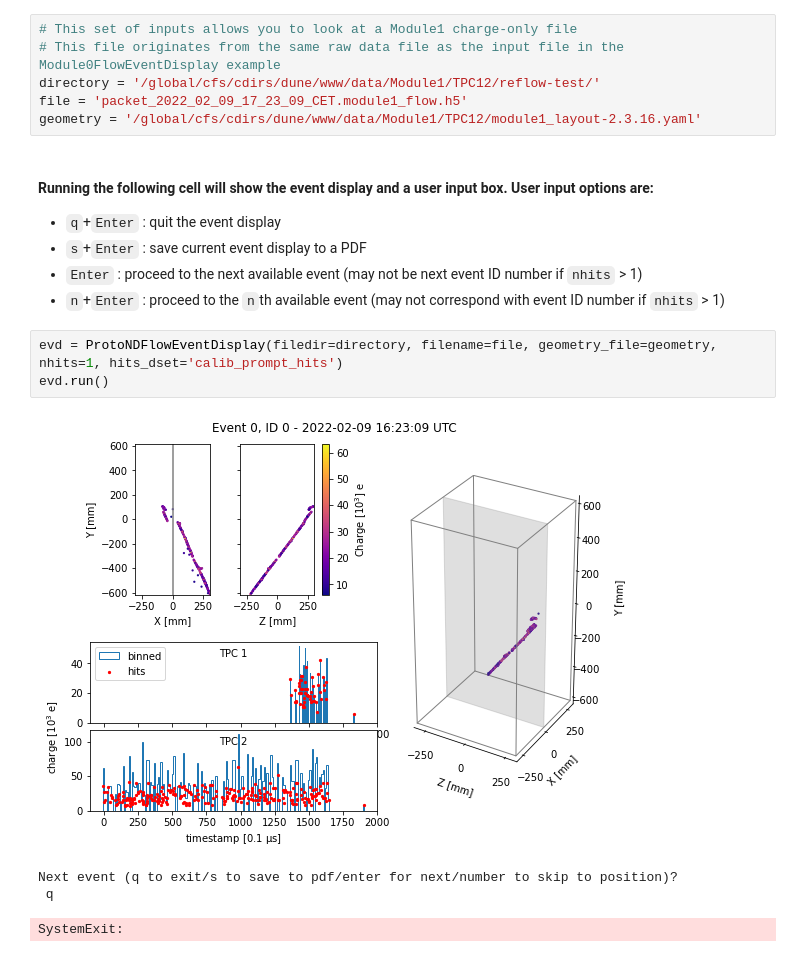
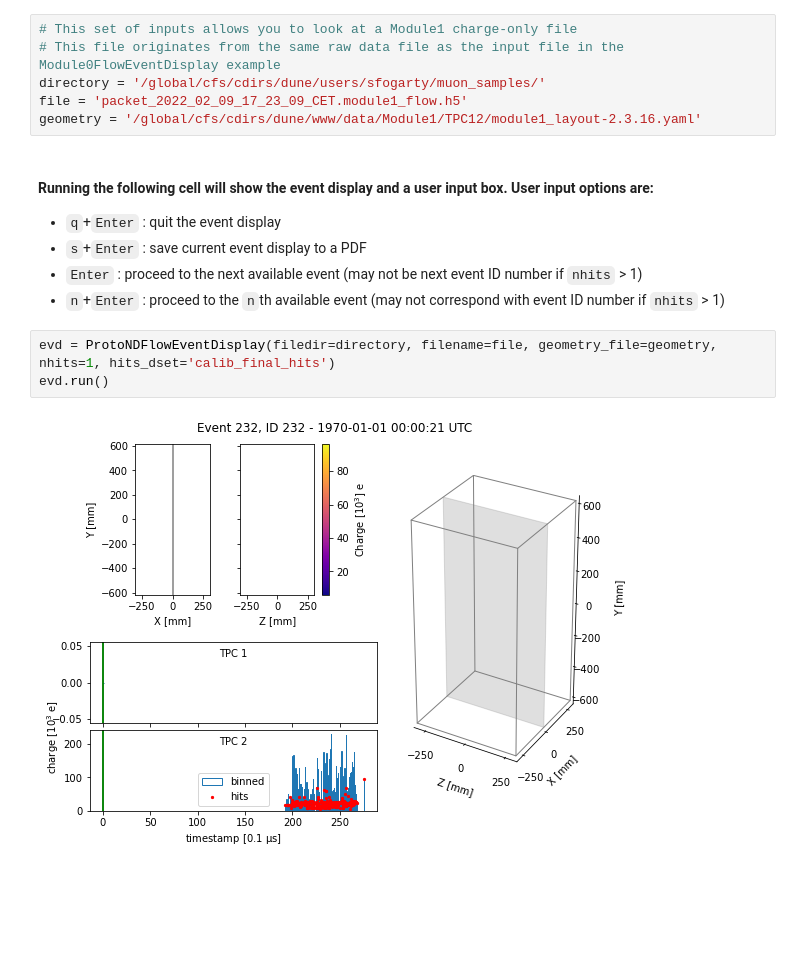
Before and after one commit to DUNE/ndlar_flow, a Jupyter notebook: event_display/proto_nd_flow/protondflow_evd_example.ipynb, the cells around one changed output. Drawn from its saved outputs; the diff is of its cells as text; blank space fills up the shorter version.

Commit message:
Save minor modifications to proto_nd_flow single module event display.

```diff
--- a/event_display/proto_nd_flow/protondflow_evd_example.ipynb
+++ b/event_display/proto_nd_flow/protondflow_evd_example.ipynb
@@ -18,7 +18,7 @@ plt.ion()
 # %%
 # This set of inputs allows you to look at a Module1 charge-only file
 # This file originates from the same raw data file as the input file in the Module0FlowEventDisplay example
-directory = '/global/cfs/cdirs/dune/www/data/Module1/TPC12/reflow-test/'
+directory = '/global/cfs/cdirs/dune/users/sfogarty/muon_samples/'
 file = 'packet_2022_02_09_17_23_09_CET.module1_flow.h5'
 geometry = '/global/cfs/cdirs/dune/www/data/Module1/TPC12/module1_layout-2.3.16.yaml'
 # %% [markdown]
@@ -29,10 +29,7 @@ geometry = '/global/cfs/cdirs/dune/www/data/Module1/TPC12/module1_layout-2.3.16.
  - `Enter` : proceed to the next available event (may not be next event ID number if `nhits` > 1)
  - `n`+`Enter` : proceed to the `n`th available event (may not correspond with event ID number if `nhits` > 1)
 # %%
-evd = ProtoNDFlowEventDisplay(filedir=directory, filename=file, geometry_file=geometry, nhits=1, hits_dset='calib_prompt_hits')
+evd = ProtoNDFlowEventDisplay(filedir=directory, filename=file, geometry_file=geometry, nhits=1, hits_dset='calib_final_hits')
 evd.run()
 # %% [output]
-[figure, old version]
+[figure, new version]
-Next event (q to exit/s to save to pdf/enter for next/number to skip to position)?
- q
-SystemExit:
```
Also changed, not shown: parts of 1 cell of this notebook.
